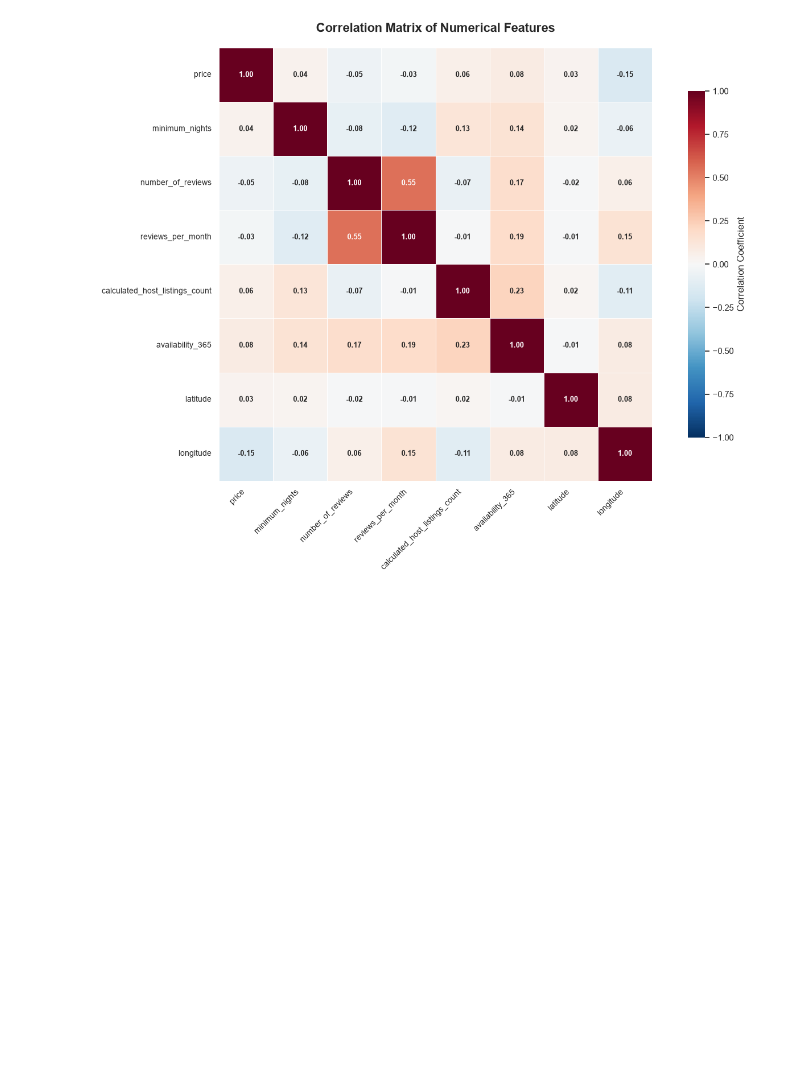
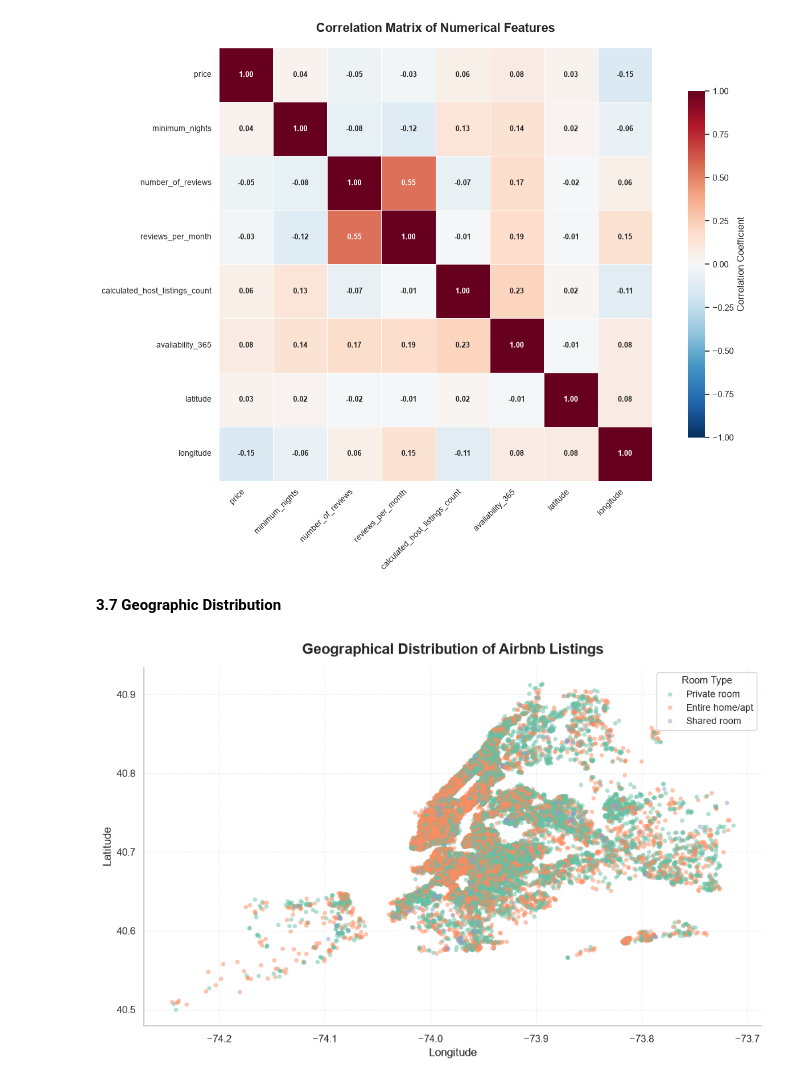
Before and after one commit to AlwinVJ/-NYC-Airbnb-Room-Type-Predictor, a Jupyter notebook: nyc_airbnb_room_type_classification.ipynb, the cells around one changed output. Saved outputs shown, nothing was run; the diff lists cells and outputs as text; code cells hidden in the pictures; blank space fills up the shorter version.

Commit message:
feat: geographical distributio of airbnb listing in NYC

```diff
--- a/nyc_airbnb_room_type_classification.ipynb
+++ b/nyc_airbnb_room_type_classification.ipynb
@@ -361,3 +361,35 @@ plt.tight_layout()
 plt.show()
 # %% [output]
 [figure]
+# %% [markdown]
+**3.7 Geographic Distribution**
+# %%
+plt.figure(figsize=(12, 7))
+
+sns.scatterplot(
+    x='longitude',
+    y='latitude',
+    data=df,
+    hue='room_type',
+    palette='Set2',
+    alpha=0.5,
+    s=18,
+    edgecolor=None
+)
+
+plt.title('Geographical Distribution of Airbnb Listings', fontsize=16, fontweight='bold', pad=15)
+plt.xlabel('Longitude', fontsize=12)
+plt.ylabel('Latitude', fontsize=12)
+
+plt.legend(
+    title='Room Type',
+    fontsize=10,
+    title_fontsize=11,
+    loc='upper right',
+    frameon=True
+)
+
+plt.grid(True, linestyle='--', alpha=0.25)
+sns.despine()
+# %% [output]
+[figure, added]
```
